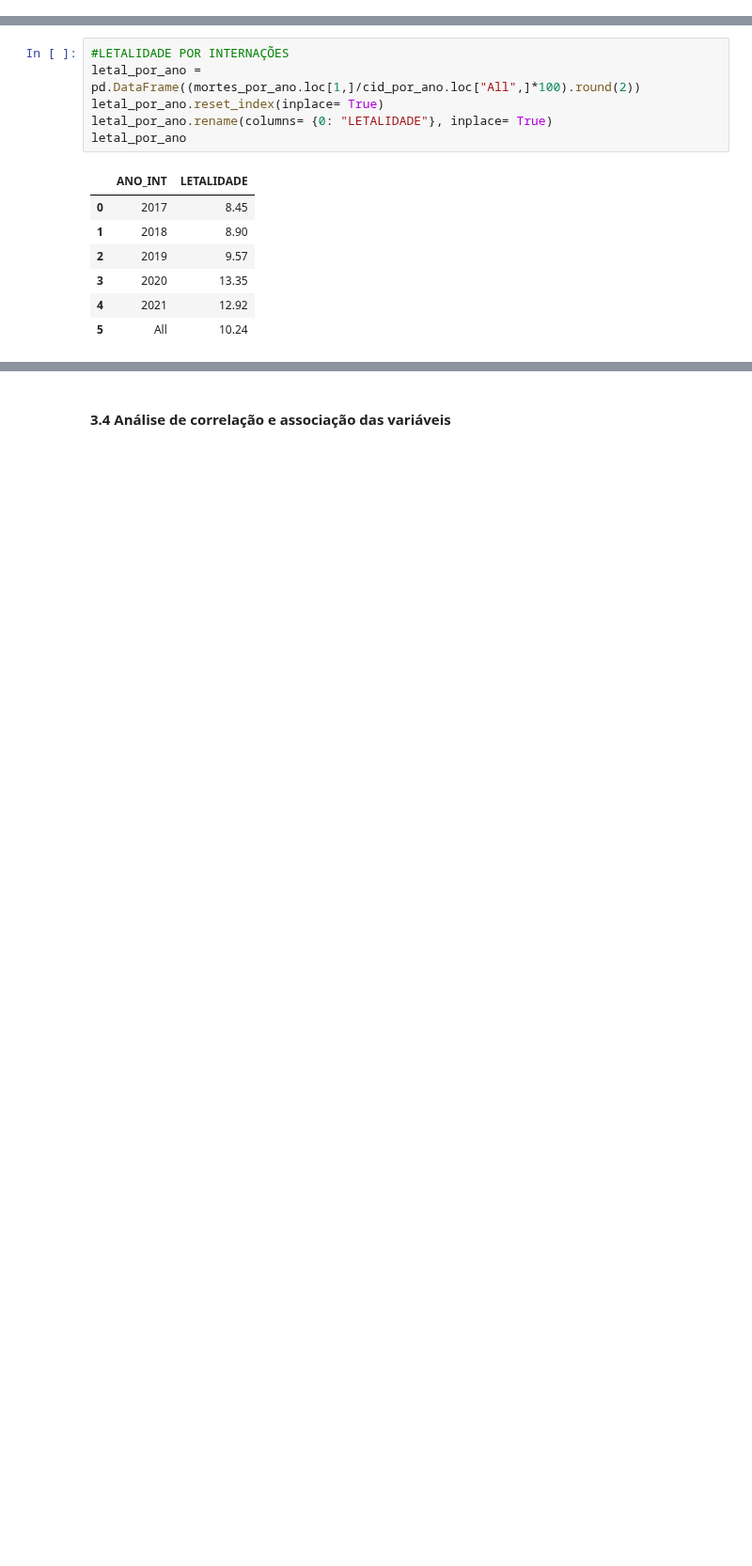
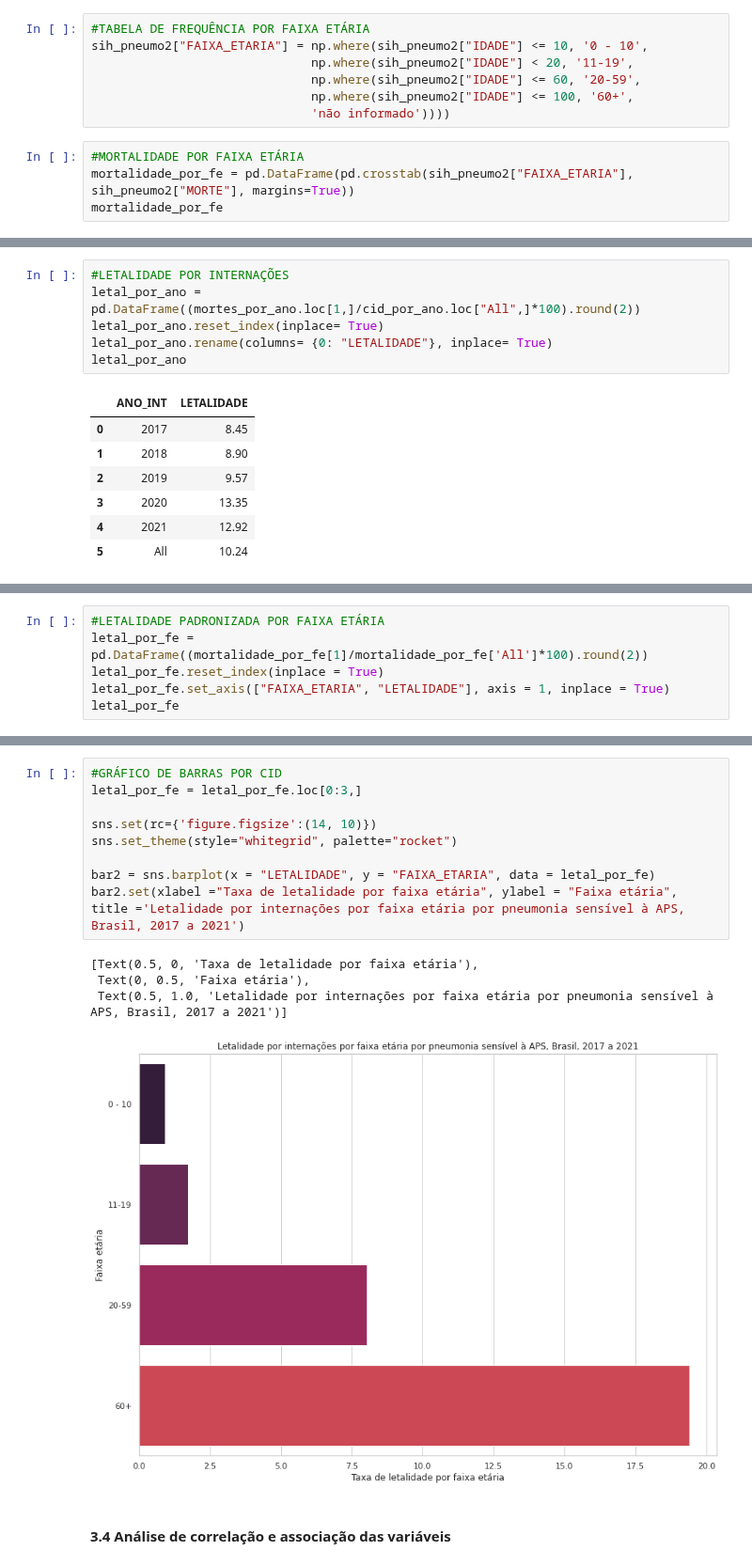
Before and after one commit to daniellybx/projeto_predicao_pneumonia, a Jupyter notebook: 02_analise_exploratoria.ipynb, the cells around one changed output, grey strips where cells are left out. Shown at 94% size. Drawn from its saved outputs; the diff is of its cells as text; blank space fills up the shorter version.

```diff
--- a/02_analise_exploratoria.ipynb
+++ b/02_analise_exploratoria.ipynb
@@ -265,0 +268,11 @@ sexo
+# %%
+#TABELA DE FREQUÊNCIA POR FAIXA ETÁRIA
+sih_pneumo2["FAIXA_ETARIA"] = np.where(sih_pneumo2["IDADE"] <= 10, '0 - 10',
+                              np.where(sih_pneumo2["IDADE"] < 20, '11-19',
+                              np.where(sih_pneumo2["IDADE"] <= 60, '20-59',
+                              np.where(sih_pneumo2["IDADE"] <= 100, '60+',
+                              'não informado'))))
+# %%
+#MORTALIDADE POR FAIXA ETÁRIA
+mortalidade_por_fe = pd.DataFrame(pd.crosstab(sih_pneumo2["FAIXA_ETARIA"], sih_pneumo2["MORTE"], margins=True))
+mortalidade_por_fe
@@ -379,3 +432,9 @@ See the caveats in the documentation: https://pandas.pydata.org/pandas-docs/stab
   <matplotlib.axis.YTick at 0x...>,
   <matplotlib.axis.YTick at 0x...>]]
 [figure]
+# %%
+#LETALIDADE PADRONIZADA POR FAIXA ETÁRIA
+letal_por_fe = pd.DataFrame((mortalidade_por_fe[1]/mortalidade_por_fe['All']*100).round(2))
+letal_por_fe.reset_index(inplace = True)
+letal_por_fe.set_axis(["FAIXA_ETARIA", "LETALIDADE"], axis = 1, inplace = True)
+letal_por_fe
@@ -382,2 +448,16 @@ See the caveats in the documentation: https://pandas.pydata.org/pandas-docs/stab
+# %%
+#GRÁFICO DE BARRAS POR CID
+letal_por_fe = letal_por_fe.loc[0:3,]
+
+sns.set(rc={'figure.figsize':(14, 10)})
+sns.set_theme(style="whitegrid", palette="rocket")
+
+bar2 = sns.barplot(x = "LETALIDADE", y = "FAIXA_ETARIA", data = letal_por_fe)
+bar2.set(xlabel ="Taxa de letalidade por faixa etária", ylabel = "Faixa etária", title ='Letalidade por internações por faixa etária por pneumonia sensível à APS, Brasil, 2017 a 2021')
+# %% [output]
+[Text(0.5, 0, 'Taxa de letalidade por faixa etária'),
+ Text(0, 0.5, 'Faixa etária'),
+ Text(0.5, 1.0, 'Letalidade por internações por faixa etária por pneumonia sensível à APS, Brasil, 2017 a 2021')]
+[figure, added]
 # %% [markdown]
 #### 3.4 Análise de correlação e associação das variáveis
```
Also changed, not shown: parts of 7 cells of this notebook.
